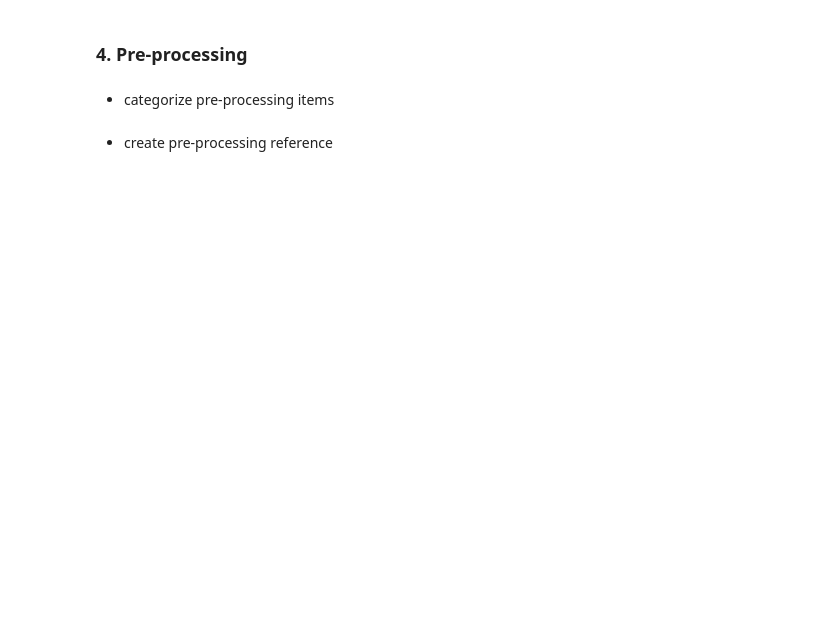
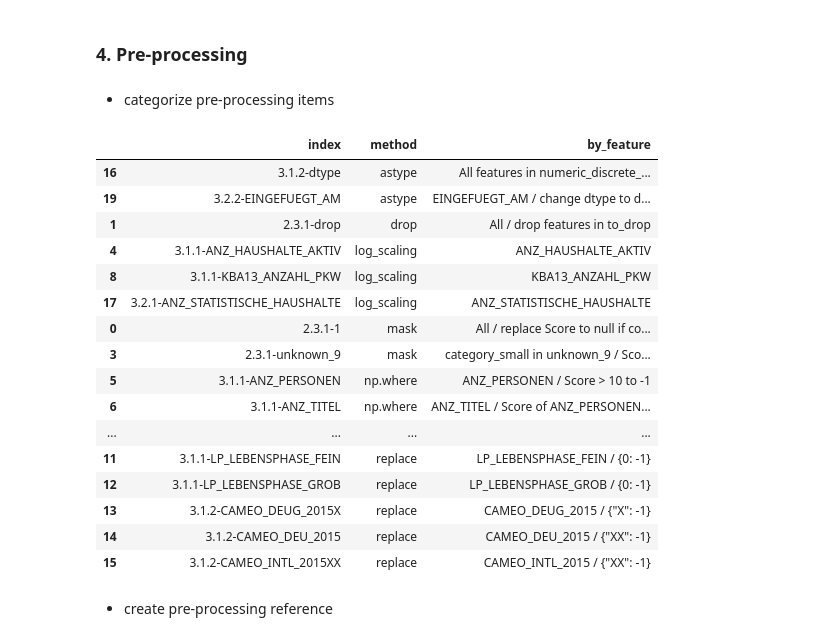
Before and after one commit to jaeyoun-chang/u_city_capstone, a Jupyter notebook: Arvato_Project_Workbook.ipynb, the cells around one changed output. Cells and saved outputs as stored; diff of their text form; code cells hidden in the pictures; blank space fills up the shorter version.

```diff
--- a/Arvato_Project_Workbook.ipynb
+++ b/Arvato_Project_Workbook.ipynb
@@ -777,7 +1164,7 @@ view_feature (datasets, feature_desc, 'ANZ_HAUSHALTE_AKTIV')
 NOTE
 '''
 
-p_process['3.1.1-ANZ_HAUSHALTE_AKTIV'] = 'log_scaling / HAUSHALTE_AKTIV'
+p_process['3.1.1-ANZ_HAUSHALTE_AKTIV'] = 'log_scaling / ANZ_HAUSHALTE_AKTIV'
 # %% [markdown]
 ##### 3.1.2 object dataset Scores of intersection features
 # %% [markdown]
@@ -953,14 +1426,37 @@ for i in datasets_excl_obj_score.Attribute.unique():
 # %%
 '''
 create pre-processing items
 '''
 # transform p_process from dictionary to dataframe
 p_process_items = {'pre_processing_itmes' : p_process}
 p_process_items = pd.DataFrame(p_process_items).reset_index()
 p_process_items [['method', 'by_feature']] = p_process_items[
     'pre_processing_itmes'].str.split(' / ', n=1, expand=True)
 p_process_items = p_process_items[['index', 'method', 'by_feature']].sort_values(['method', 'index'])
+
+log_scaling_items = p_process_items.query('method == "log_scaling"')
+table = pa.Table.from_pandas(log_scaling_items)
+pq.write_table(table, 'log_scaling_items.parquet')
+
 view_all(p_process_items)
+# %% [output]
+|  | index | method | by_feature |
+| 16 | 3.1.2-dtype | astype | All features in numeric_discrete_... |
+| 19 | 3.2.2-EINGEFUEGT_AM | astype | EINGEFUEGT_AM / change dtype to d... |
+| 1 | 2.3.1-drop | drop | All / drop features in to_drop |
+| 4 | 3.1.1-ANZ_HAUSHALTE_AKTIV | log_scaling | ANZ_HAUSHALTE_AKTIV |
+| 8 | 3.1.1-KBA13_ANZAHL_PKW | log_scaling | KBA13_ANZAHL_PKW |
+| 17 | 3.2.1-ANZ_STATISTISCHE_HAUSHALTE | log_scaling | ANZ_STATISTISCHE_HAUSHALTE |
+| 0 | 2.3.1-1 | mask | All / replace Score to null if co... |
+| 3 | 2.3.1-unknown_9 | mask | category_small in unknown_9 / Sco... |
+| 5 | 3.1.1-ANZ_PERSONEN | np.where | ANZ_PERSONEN / Score > 10 to -1 |
+| 6 | 3.1.1-ANZ_TITEL | np.where | ANZ_TITEL / Score of ANZ_PERSONEN... |
+| ... | ... | ... | ... |
+| 11 | 3.1.1-LP_LEBENSPHASE_FEIN | replace | LP_LEBENSPHASE_FEIN / {0: -1} |
+| 12 | 3.1.1-LP_LEBENSPHASE_GROB | replace | LP_LEBENSPHASE_GROB / {0: -1} |
+| 13 | 3.1.2-CAMEO_DEUG_2015X | replace | CAMEO_DEUG_2015 / {"X": -1} |
+| 14 | 3.1.2-CAMEO_DEU_2015 | replace | CAMEO_DEU_2015 / {"XX": -1} |
+| 15 | 3.1.2-CAMEO_INTL_2015XX | replace | CAMEO_INTL_2015 / {"XX": -1} |
 # %% [markdown]
 * create pre-processing reference
 # %%
```
Also changed, not shown: parts of 94 cells of this notebook, 11 other files.
